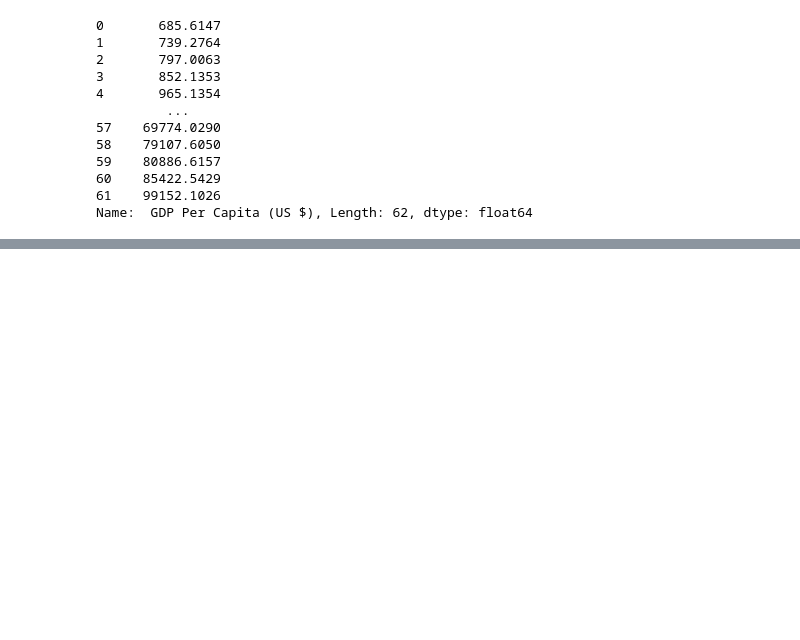
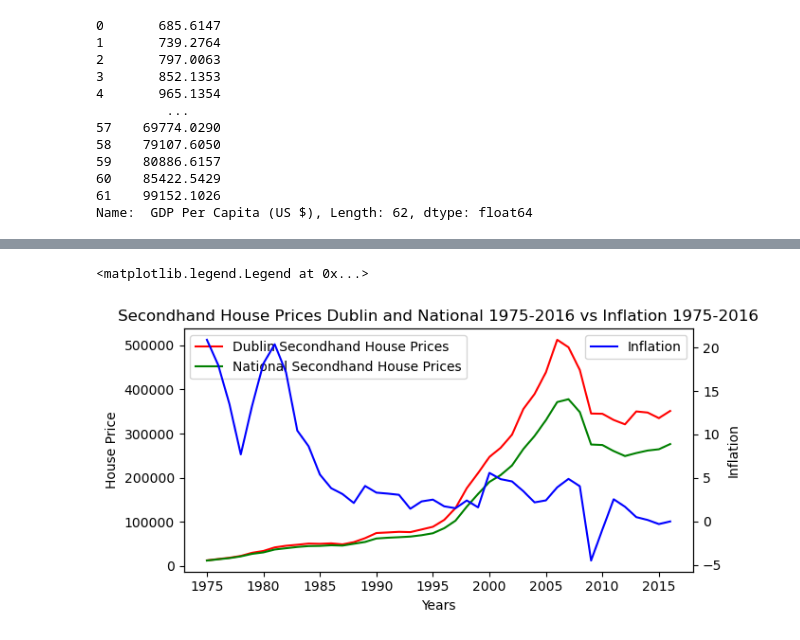
Before and after one commit to killiangriffin/UCDPA_KillianGriffin, a Jupyter notebook: experimental.ipynb, the cells around one changed output, grey strips where cells are left out. Cells and saved outputs as stored; diff of their text form; code cells hidden in the pictures; blank space fills up the shorter version.

```diff
--- a/experimental.ipynb
+++ b/experimental.ipynb
@@ -577,0 +466,3 @@ Text(0.5, 1.0, 'GDP Per Capita 1960-2021')
+# %%
+#getting rid of rows so i could plot with house prices
+inflation2 = inflation.iloc[15:-5]
@@ -577,0 +504,17 @@ Text(0.5, 1.0, 'GDP Per Capita 1960-2021')
+# %%
+fig, ax1 = plt.subplots()
+ax1.plot(df_Dub_second['Year'], df_Dub_second['VALUE'], color='r', label='Dublin Secondhand House Prices')
+ax1.plot(df_Nat_second['Year'], df_Nat_second['VALUE'], color='g', label='National Secondhand House Prices')
+ax2 = ax1.twinx()
+ax2.plot(inflation2['Year'], inflation2['Ireland'], color='b', label='Inflation')
+plt.xticks(list(inflation2['Year'].unique()[::5]), rotation=45)
+
+ax1.set_xlabel('Years')
+ax1.set_ylabel('House Price')
+ax2.set_ylabel('Inflation')
+plt.title("Secondhand House Prices Dublin and National 1975-2016 vs Inflation 1975-2016")
+ax1.legend(loc = 0)
+ax2.legend(loc = 1)
+# %% [output]
+<matplotlib.legend.Legend at 0x...>
+[figure, added]
```
Also changed, not shown: parts of 55 cells of this notebook.
